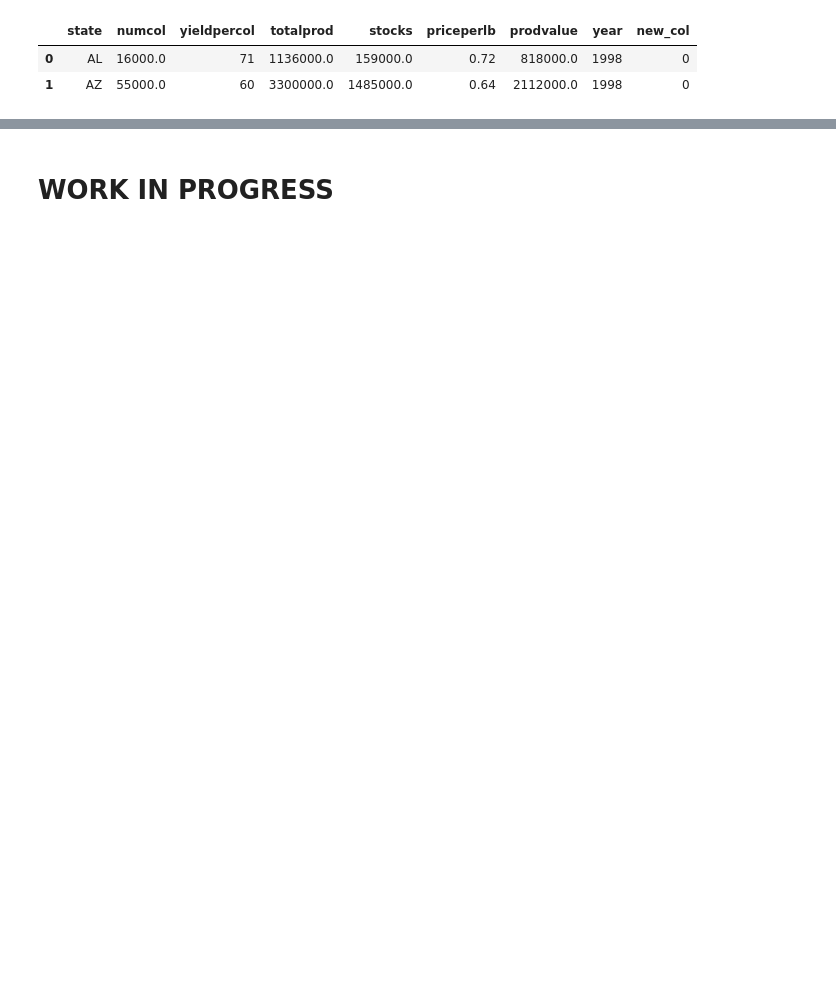
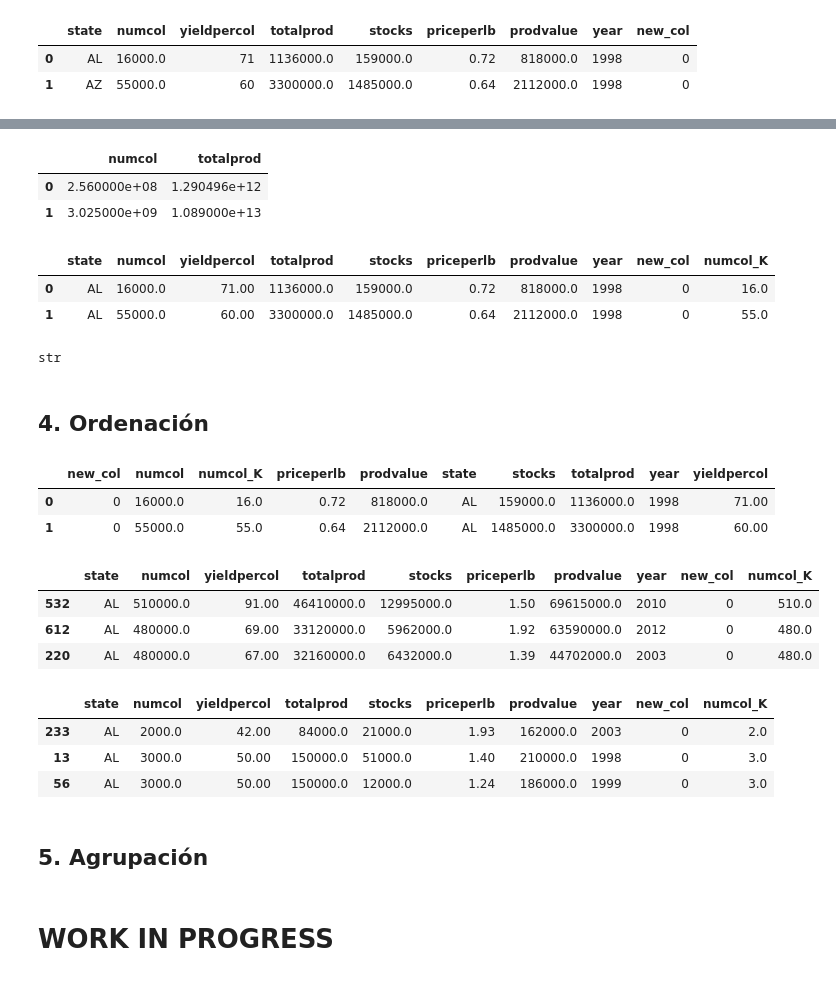
Before and after one commit to 1789291/Master-Data-Science, a Jupyter notebook: 3. Numpy, Pandas, Dataframes, Matplotlib/07_Essentials_DF_Treatment.ipynb, the cells around one changed output, grey strips where cells are left out. Drawn from its saved outputs; the diff is of its cells as text; code cells hidden in the pictures; blank space fills up the shorter version.

```diff
--- a/3. Numpy, Pandas, Dataframes, Matplotlib/07_Essentials_DF_Treatment.ipynb
+++ b/3. Numpy, Pandas, Dataframes, Matplotlib/07_Essentials_DF_Treatment.ipynb
@@ -104,2 +211,58 @@ df.head(2)
+# %%
+# Operación a cada elemento de una tabla (applymap)
+
+df4.applymap(lambda element: element**2).head(2)
+# %% [output]
+|  | numcol | totalprod |
+| 0 | 2.560000e+08 | 1.290496e+12 |
+| 1 | 3.025000e+09 | 1.089000e+13 |
+# %%
+# Operación a cada elemento de una columna (map)
+
+df['numcol_K'] = df['numcol']
+df['numcol_K'] = df['numcol_K'].map(lambda element: element/1000)
+df.head(2)
+# %% [output]
+|  | state | numcol | yieldpercol | totalprod | stocks | priceperlb | prodvalue | year | new_col | numcol_K |
+| 0 | AL | 16000.0 | 71.00 | 1136000.0 | 159000.0 | 0.72 | 818000.0 | 1998 | 0 | 16.0 |
+| 1 | AL | 55000.0 | 60.00 | 3300000.0 | 1485000.0 | 0.64 | 2112000.0 | 1998 | 0 | 55.0 |
+# %%
+# Cambio de formato de una columna en una tabla: de número a texto
+
+df['yieldpercol'] = df['yieldpercol'].map(lambda element: '%s' % element)
+
+type(df['yieldpercol'][0])
+# %% [output]
+str
+# %% [markdown]
+## 4. Ordenación
+# %%
+# Ordenar columnas
+
+df.sort_index(axis = 1).head(2)
+# %% [output]
+|  | new_col | numcol | numcol_K | priceperlb | prodvalue | state | stocks | totalprod | year | yieldpercol |
+| 0 | 0 | 16000.0 | 16.0 | 0.72 | 818000.0 | AL | 159000.0 | 1136000.0 | 1998 | 71.00 |
+| 1 | 0 | 55000.0 | 55.0 | 0.64 | 2112000.0 | AL | 1485000.0 | 3300000.0 | 1998 | 60.00 |
+# %%
+# Ordenar por el valor de una columna
+
+df.sort_values(by = 'numcol', ascending = False).head(3)
+# %% [output]
+|  | state | numcol | yieldpercol | totalprod | stocks | priceperlb | prodvalue | year | new_col | numcol_K |
+| 532 | AL | 510000.0 | 91.00 | 46410000.0 | 12995000.0 | 1.50 | 69615000.0 | 2010 | 0 | 510.0 |
+| 612 | AL | 480000.0 | 69.00 | 33120000.0 | 5962000.0 | 1.92 | 63590000.0 | 2012 | 0 | 480.0 |
+| 220 | AL | 480000.0 | 67.00 | 32160000.0 | 6432000.0 | 1.39 | 44702000.0 | 2003 | 0 | 480.0 |
+# %%
+# Ordenar por más de un campo
+
+df.sort_values(by = ['numcol', 'year'], ascending = True).head(3)
+# %% [output]
+|  | state | numcol | yieldpercol | totalprod | stocks | priceperlb | prodvalue | year | new_col | numcol_K |
+| 233 | AL | 2000.0 | 42.00 | 84000.0 | 21000.0 | 1.93 | 162000.0 | 2003 | 0 | 2.0 |
+| 13 | AL | 3000.0 | 50.00 | 150000.0 | 51000.0 | 1.40 | 210000.0 | 1998 | 0 | 3.0 |
+| 56 | AL | 3000.0 | 50.00 | 150000.0 | 12000.0 | 1.24 | 186000.0 | 1999 | 0 | 3.0 |
+# %% [markdown]
+## 5. Agrupación
 # %% [markdown]
 # WORK IN PROGRESS
```
Also changed, not shown: parts of 12 cells of this notebook.
